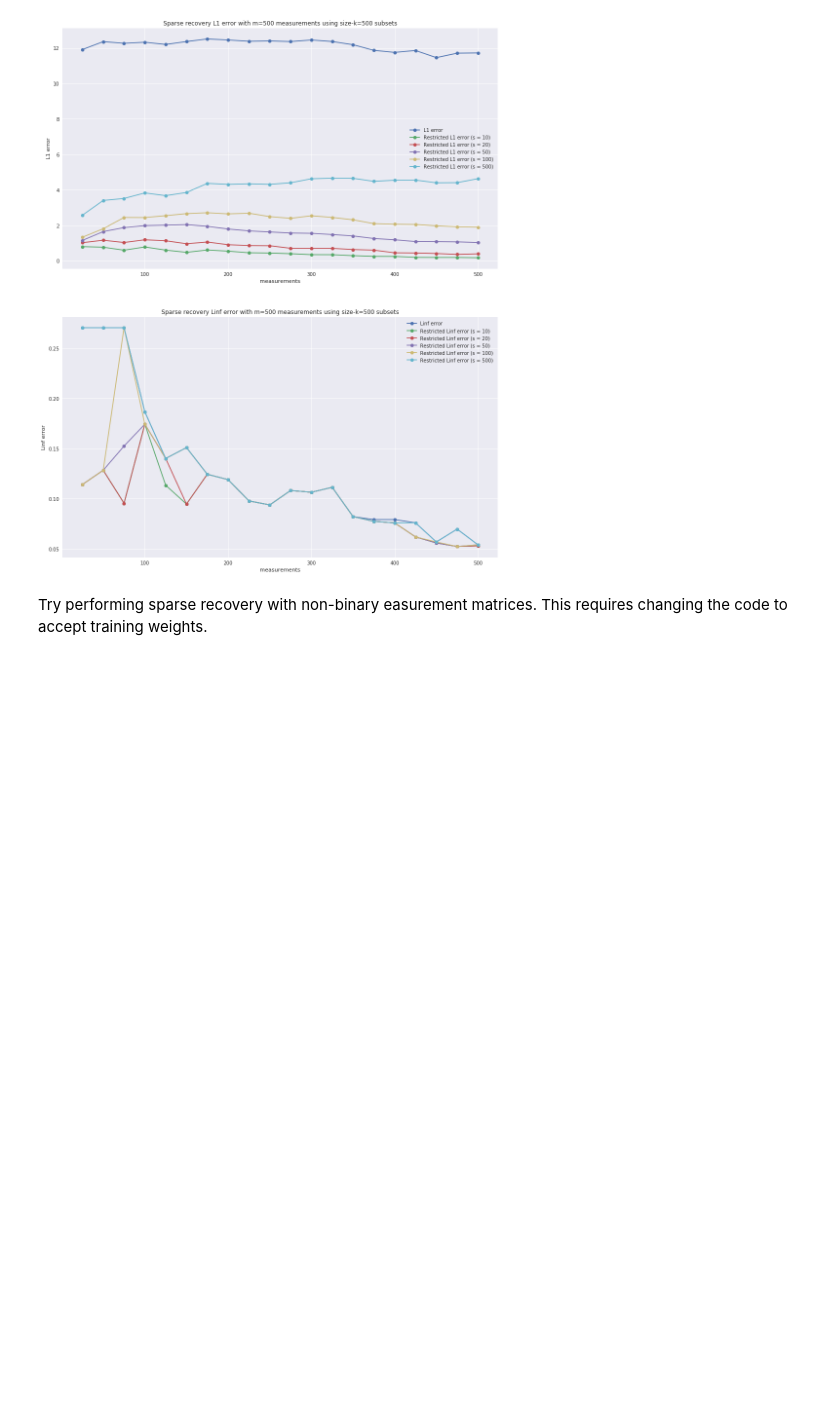
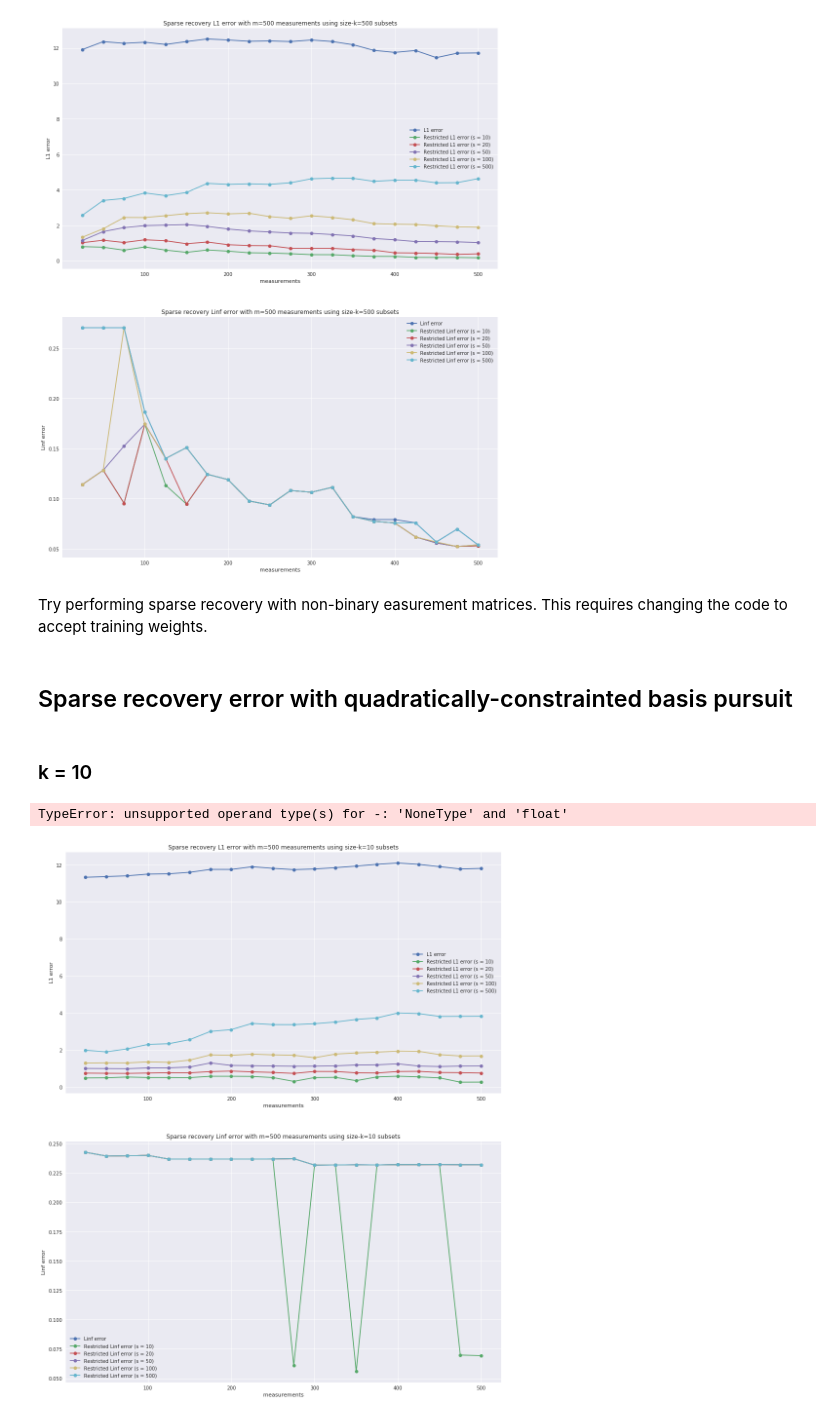
Before and after one commit to kohpangwei/influence-release, a Jupyter notebook: scripts/sensing.ipynb, the cells around one changed output. Drawn from its saved outputs; the diff is of its cells as text; code cells hidden in the pictures; blank space fills up the shorter version.

Commit message:
Investigating compressed sensing on synthetic ground truths.

```diff
--- a/scripts/sensing.ipynb
+++ b/scripts/sensing.ipynb
@@ -248,3 +248,17 @@ compressed_sensing(500, 500)
 [figure]
 # %% [markdown]
 Try performing sparse recovery with non-binary easurement matrices. This requires changing the code to accept training weights.
+# %% [markdown]
+## Sparse recovery error with quadratically-constrainted basis pursuit
+# %% [markdown]
+### k = 10
+# %%
+compressed_sensing(10, 500,
+    sparse_recovery_alg=quadratically_constrained_basis_pursuit, sparse_recovery_args={'eta': 1e-3})
+# %% [output]
+TypeError: unsupported operand type(s) for -: 'NoneType' and 'float'
+# %%
+compressed_sensing(10, 500,
+    sparse_recovery_alg=quadratically_constrained_basis_pursuit, sparse_recovery_args={'eta': 1e-2})
+# %% [output]
+[figure, added]
```
Also changed, not shown: parts of 12 cells of this notebook, 1 other file.
